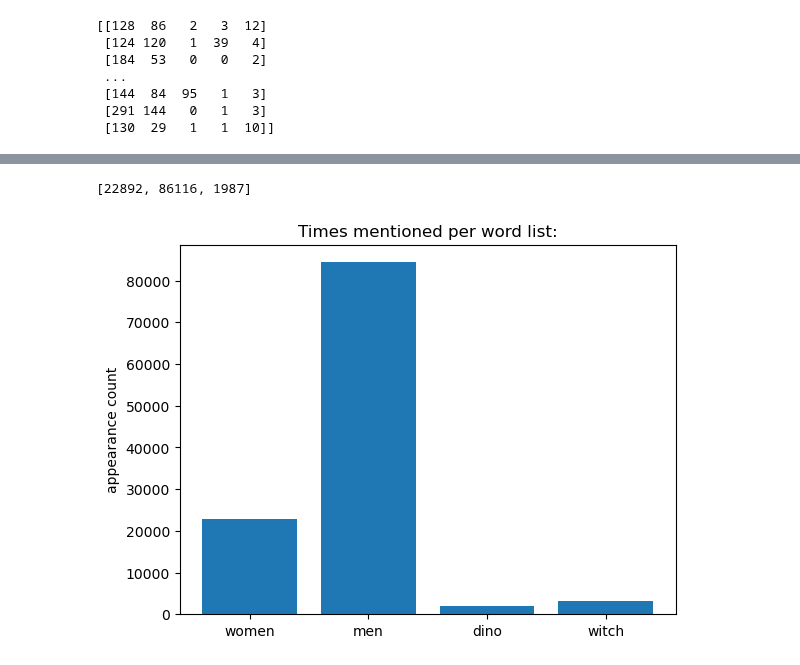
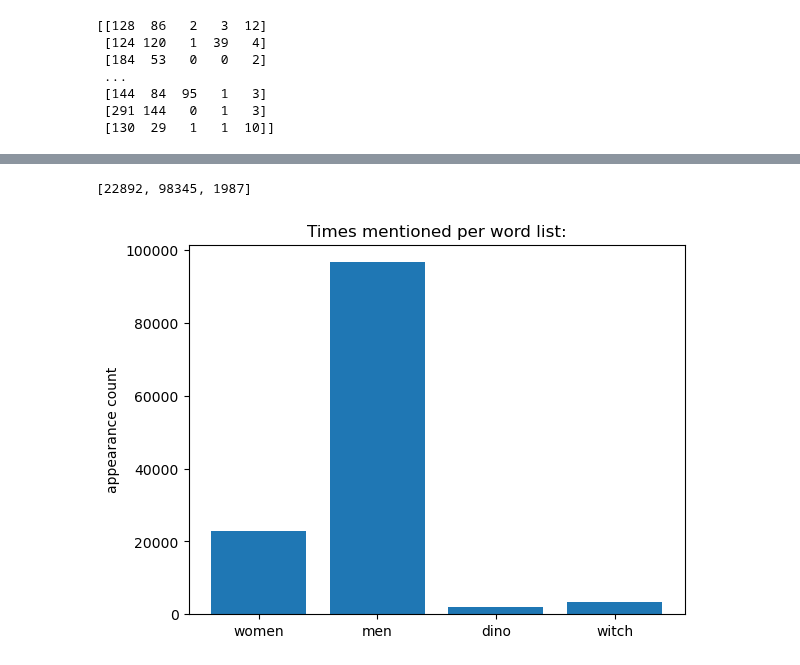
Before and after one commit to epfl-ada/ada-2025-project-data_dinosaur, a Jupyter notebook: load_csv.ipynb, the cells around one changed output, grey strips where cells are left out. Drawn from its saved outputs; the diff is of its cells as text; code cells hidden in the pictures.

```diff
--- a/load_csv.ipynb
+++ b/load_csv.ipynb
@@ -312,28 +253,28 @@ plt.plot(all_counts)
 # %%
 #plot the counts of the wordlist for all the data together as a boxplot
 coutdict = {
   "women": "women|girl|mother|wife",
-  "men": "men|boy|father|husband",
+  "men": "men|boy|father|husband|sir",
   "dino": "dino|rex",
   "witch": "witch|enchantress",
   "onlywomen": "women"
 }
 
 counts = do_counts(df['caption'].copy(), coutdict)
 
 
 
 fig, ax = plt.subplots()
 
 words = ['women',  'men', 'dino', 'witch'] #think about substracting women from men!!!!
 
 print(counts[:3])
 counts[1] = counts[1]- counts[4]
 ax.bar(words, counts[:4])
 ax.set_ylabel('appearance count')
 ax.set_title('Times mentioned per word list:')
 
 plt.show()
 # %% [output]
-[22892, 86116, 1987]
+[22892, 98345, 1987]
-[figure, old version]
+[figure, new version]
```
Also changed, not shown: parts of 7 cells of this notebook.
